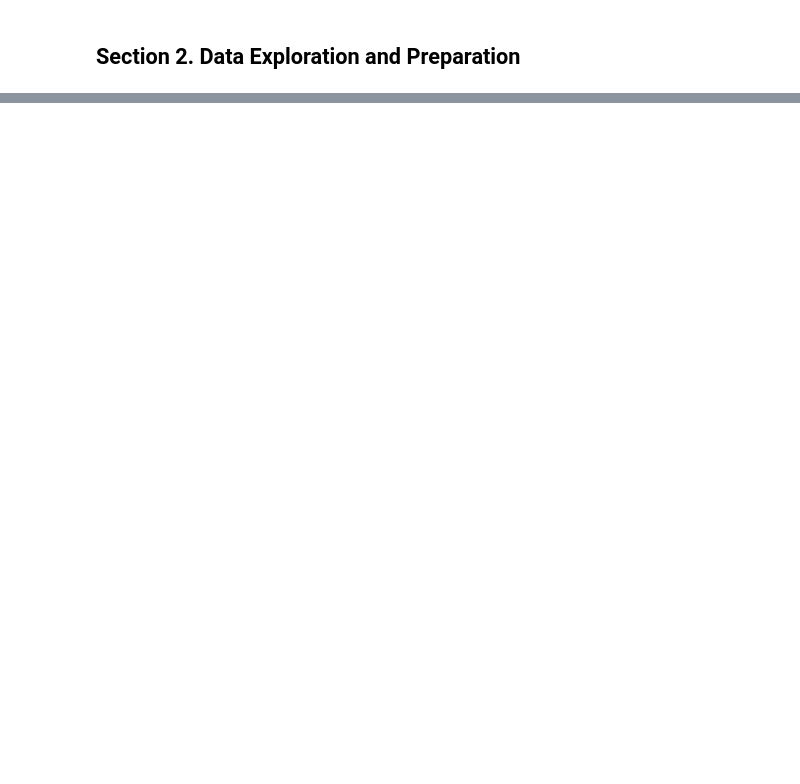
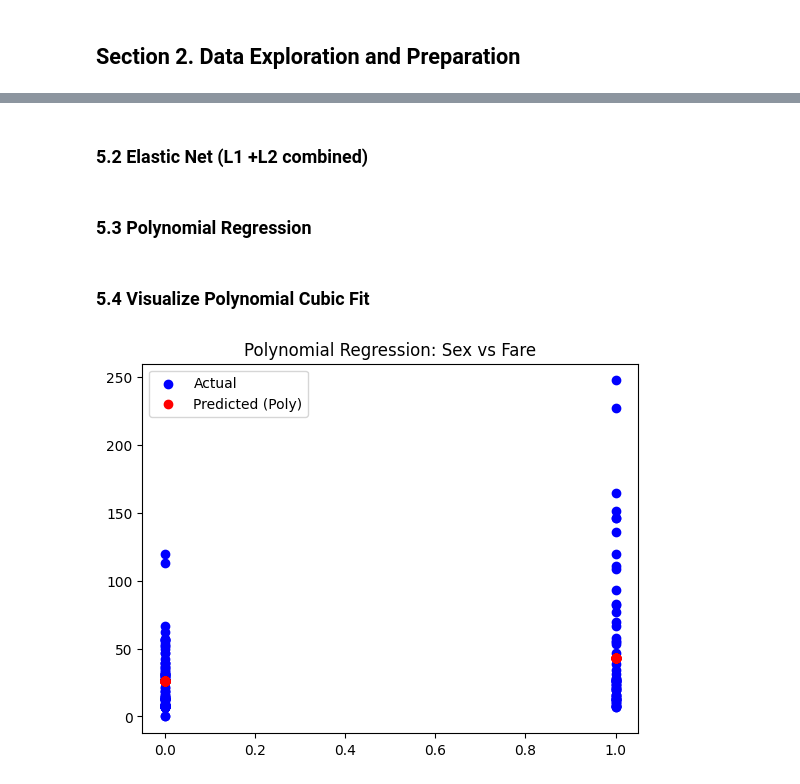
Before and after one commit to egbogbo11/applied-ml-elomgbogbo, a Jupyter notebook: lab04/ml04_elomgbogbo.ipynb, the cells around one changed output, grey strips where cells are left out. Saved outputs shown, nothing was run; the diff lists cells and outputs as text; code cells hidden in the pictures; blank space fills up the shorter version.

```diff
--- a/lab04/ml04_elomgbogbo.ipynb
+++ b/lab04/ml04_elomgbogbo.ipynb
@@ -610,0 +107,8 @@ Try hyperparameter tuning for better results.
+# %%
+X1_train, X1_test, y1_train, y1_test = train_test_split(X1, y1, test_size=0.2, random_state=123)
+
+X2_train, X2_test, y2_train, y2_test = train_test_split(X2, y2, test_size=0.2, random_state=123)
+
+X3_train, X3_test, y3_train, y3_test = train_test_split(X3, y3, test_size=0.2, random_state=123)
+
+X4_train, X4_test, y4_train, y4_test = train_test_split(X4, y4, test_size=0.2, random_state=123)
@@ -610,0 +215,32 @@ Try hyperparameter tuning for better results.
+# %%
+ridge_model = Ridge(alpha=1.0)
+ridge_model.fit(X4_train, y4_train)
+y_pred_ridge = ridge_model.predict(X4_test)
+# %% [markdown]
+### 5.2 Elastic Net (L1 +L2 combined)
+# %%
+elastic_model = ElasticNet(alpha=0.3, l1_ratio=0.5)
+elastic_model.fit(X4_train, y4_train)
+y_pred_elastic = elastic_model.predict(X4_test)
+# %% [markdown]
+### 5.3 Polynomial Regression
+# %%
+# Set up the poly inputs
+poly = PolynomialFeatures(degree=3)
+X_train_poly = poly.fit_transform(X4_train)
+X_test_poly = poly.transform(X4_test)
+
+# Use the poly inputs in the LR model
+poly_model = LinearRegression()
+poly_model.fit(X_train_poly, y1_train)
+y_pred_poly = poly_model.predict(X_test_poly)
+# %% [markdown]
+### 5.4 Visualize Polynomial Cubic Fit
+# %%
+plt.scatter(X4_test, y4_test, color='blue', label='Actual')
+plt.scatter(X4_test, y_pred_poly, color='red', label='Predicted (Poly)')
+plt.legend()
+plt.title('Polynomial Regression: Sex vs Fare')
+plt.show()
+# %% [output]
+[figure, added]
```
Also changed, not shown: parts of 93 cells of this notebook, 1 other file.
